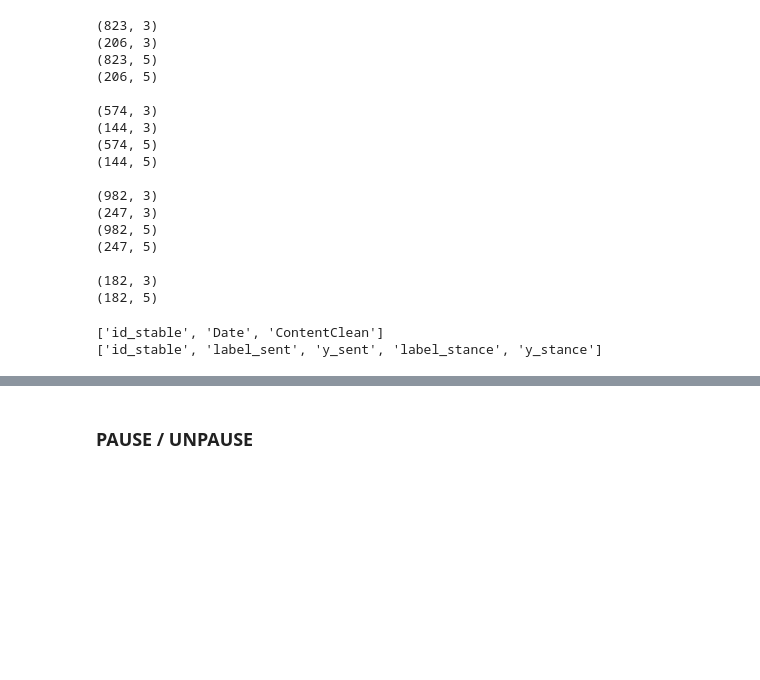
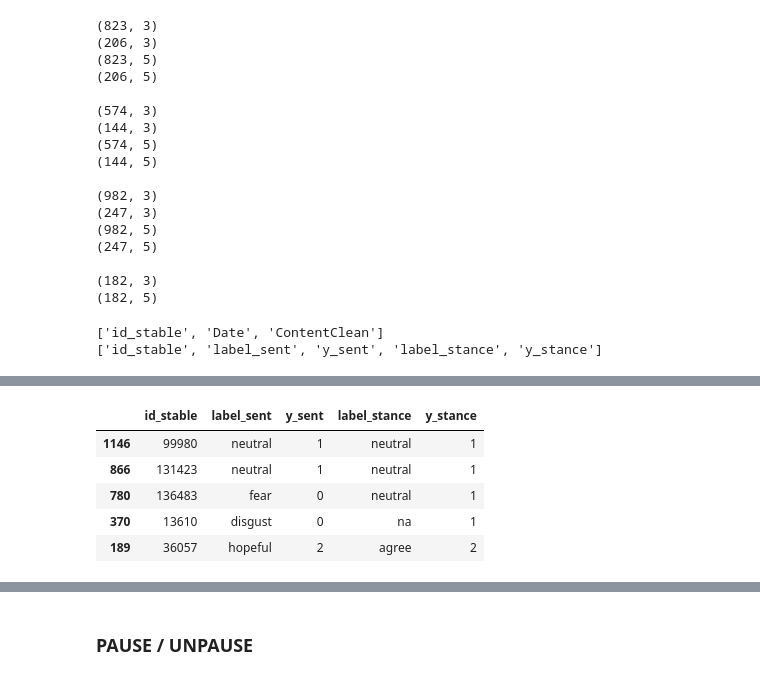
Before and after one commit to loopyQueen/RefugeeSentiment, a Jupyter notebook: vader.ipynb, the cells around one changed output, grey strips where cells are left out. Saved outputs shown, nothing was run; the diff lists cells and outputs as text; code cells hidden in the pictures; blank space fills up the shorter version.

```diff
--- a/vader.ipynb
+++ b/vader.ipynb
@@ -267,0 +169,9 @@ VADER Compound Score grouped by Ground Truth
+# %%
+y_test.head()
+# %% [output]
+|  | id_stable | label_sent | y_sent | label_stance | y_stance |
+| 1146 | 99980 | neutral | 1 | neutral | 1 |
+| 866 | 131423 | neutral | 1 | neutral | 1 |
+| 780 | 136483 | fear | 0 | neutral | 1 |
+| 370 | 13610 | disgust | 0 | na | 1 |
+| 189 | 36057 | hopeful | 2 | agree | 2 |
```
Also changed, not shown: parts of 21 cells of this notebook, 2 other files.
